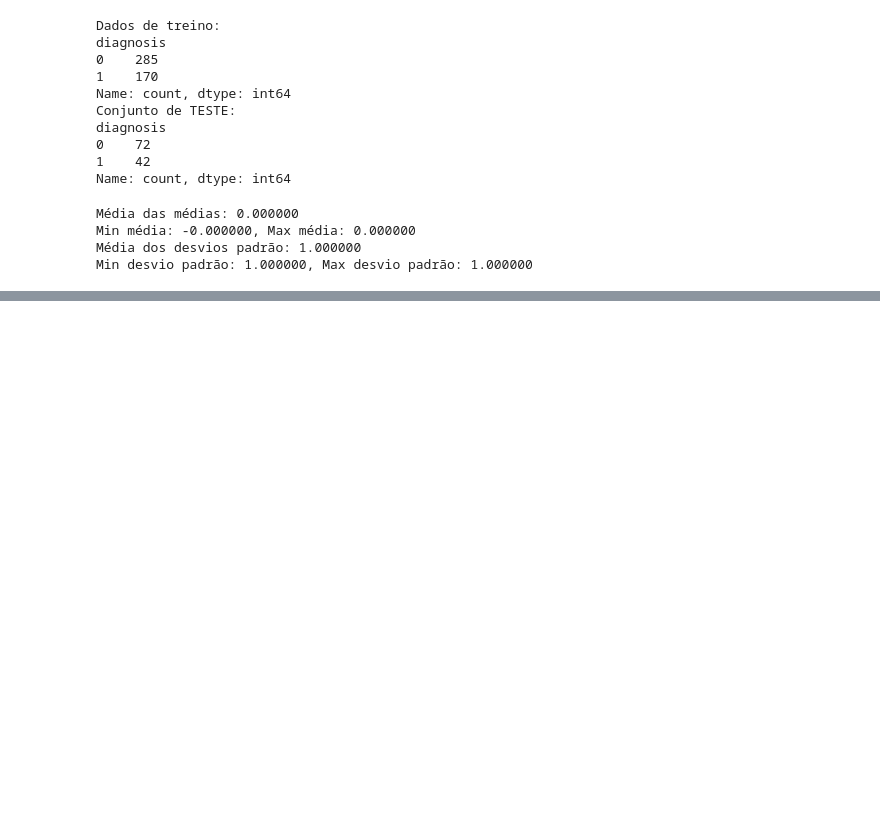
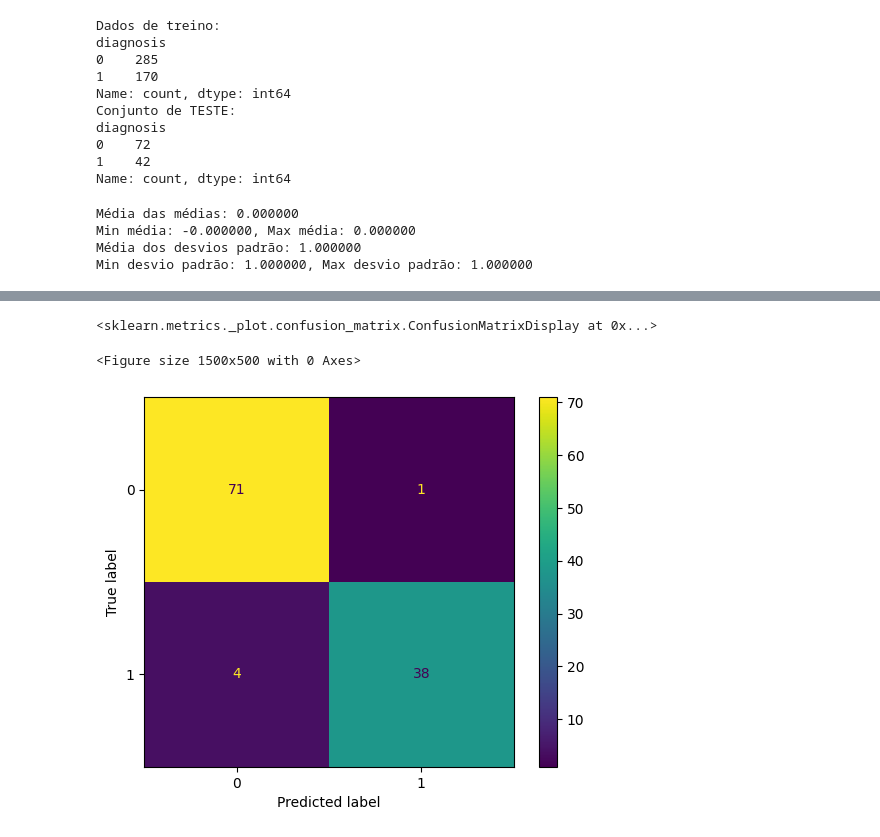
Before and after one commit to ThiagoMarques/breast-cancer-wisconsin, a Jupyter notebook: main.ipynb, the cells around one changed output, grey strips where cells are left out. Saved outputs shown, nothing was run; the diff lists cells and outputs as text; code cells hidden in the pictures; blank space fills up the shorter version.

Commit message:
feat: adicionando matriz de confusão

```diff
--- a/main.ipynb
+++ b/main.ipynb
@@ -651,0 +679,18 @@ Min desvio padrão: 1.000000, Max desvio padrão: 1.000000
+# %%
+model_classifier = KNeighborsClassifier(n_neighbors=5)
+model_classifier.fit(X_train_scaled, y_train)
+predict = model_classifier.predict(X_test_scaled)
+# %%
+confusion_matrix = confusion_matrix(y_true = y_test,
+                                   y_pred = predict,
+                                   labels=[0,1])
+
+# plotando uma figura com a matriz de confusao
+figure = plt.figure(figsize=(15, 5))
+disp = ConfusionMatrixDisplay(confusion_matrix = confusion_matrix,
+                              display_labels=[0, 1])
+disp.plot(values_format='d')
+# %% [output]
+<sklearn.metrics._plot.confusion_matrix.ConfusionMatrixDisplay at 0x...>
+<Figure size 1500x500 with 0 Axes>
+[figure, added]
```
Also changed, not shown: parts of 4 cells of this notebook.
